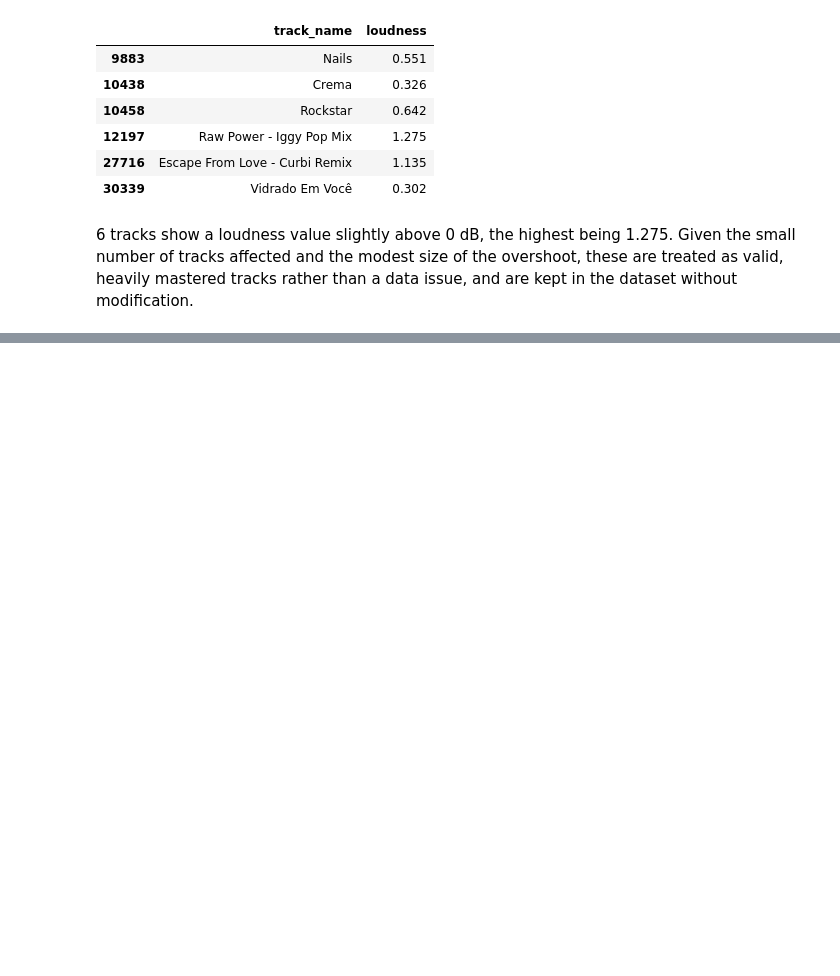
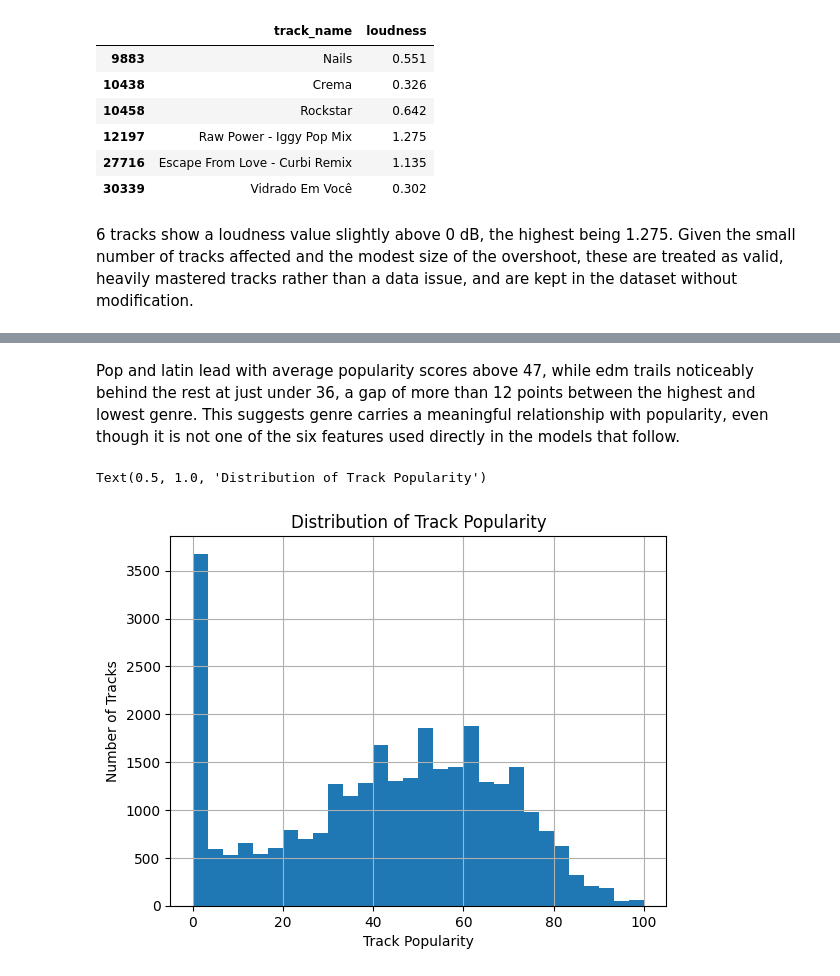
Before and after one commit to vipphan/spotify-capstone, a Jupyter notebook: spotify_capstone.ipynb, the cells around one changed output, grey strips where cells are left out. Drawn from its saved outputs; the diff is of its cells as text; code cells hidden in the pictures; blank space fills up the shorter version.

```diff
--- a/spotify_capstone.ipynb
+++ b/spotify_capstone.ipynb
@@ -373,0 +477,15 @@ modification.
+# %% [markdown]
+Pop and latin lead with average popularity scores above 47, while edm
+trails noticeably behind the rest at just under 36, a gap of more than
+12 points between the highest and lowest genre. This suggests genre
+carries a meaningful relationship with popularity, even though it is
+not one of the six features used directly in the models that follow.
+# %%
+# distribution of the target variable
+cleaned_df['track_popularity'].hist(bins=30)
+plt.xlabel('Track Popularity')
+plt.ylabel('Number of Tracks')
+plt.title('Distribution of Track Popularity')
+# %% [output]
+Text(0.5, 1.0, 'Distribution of Track Popularity')
+[figure, added]
```
Also changed, not shown: parts of 25 cells of this notebook.
